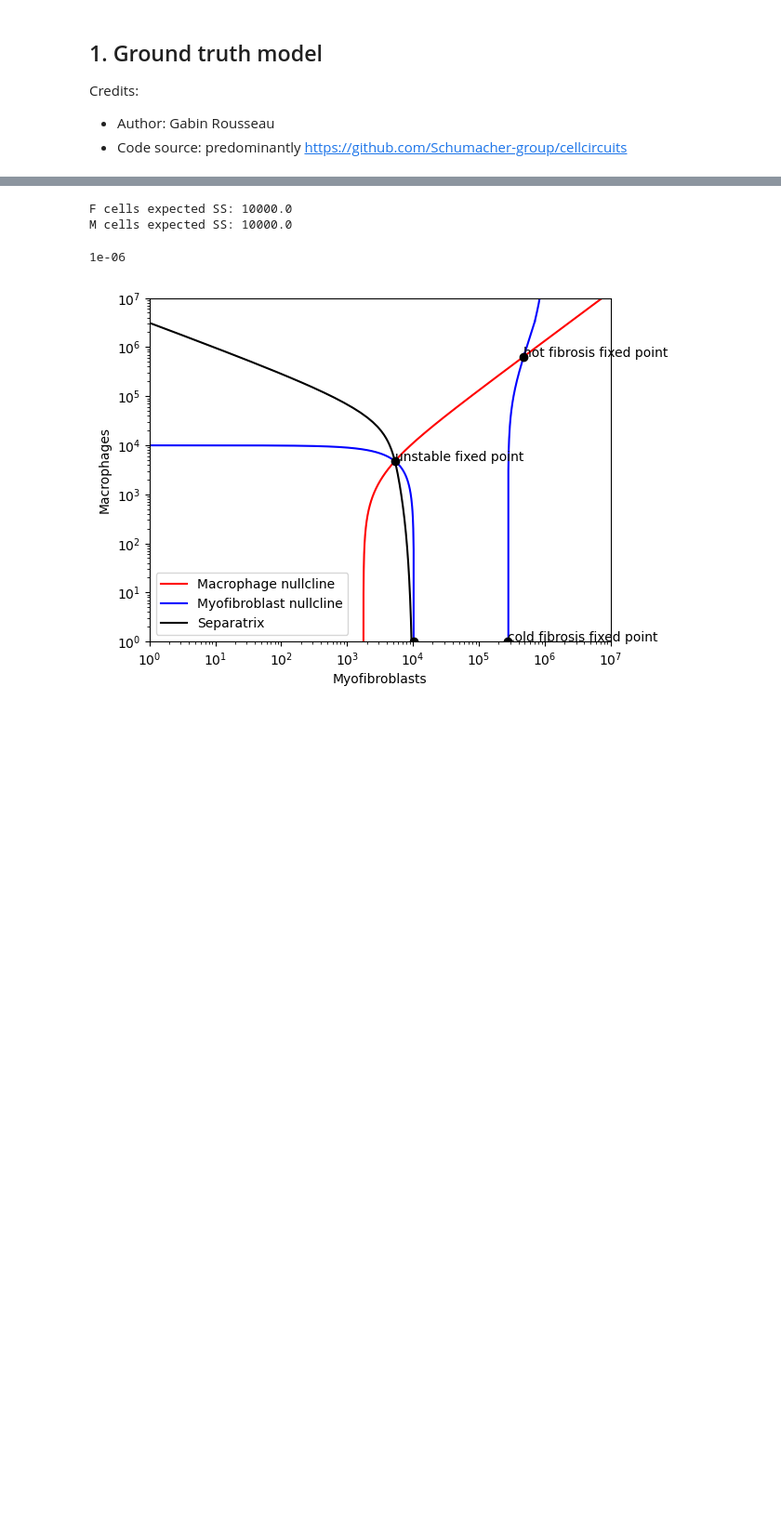
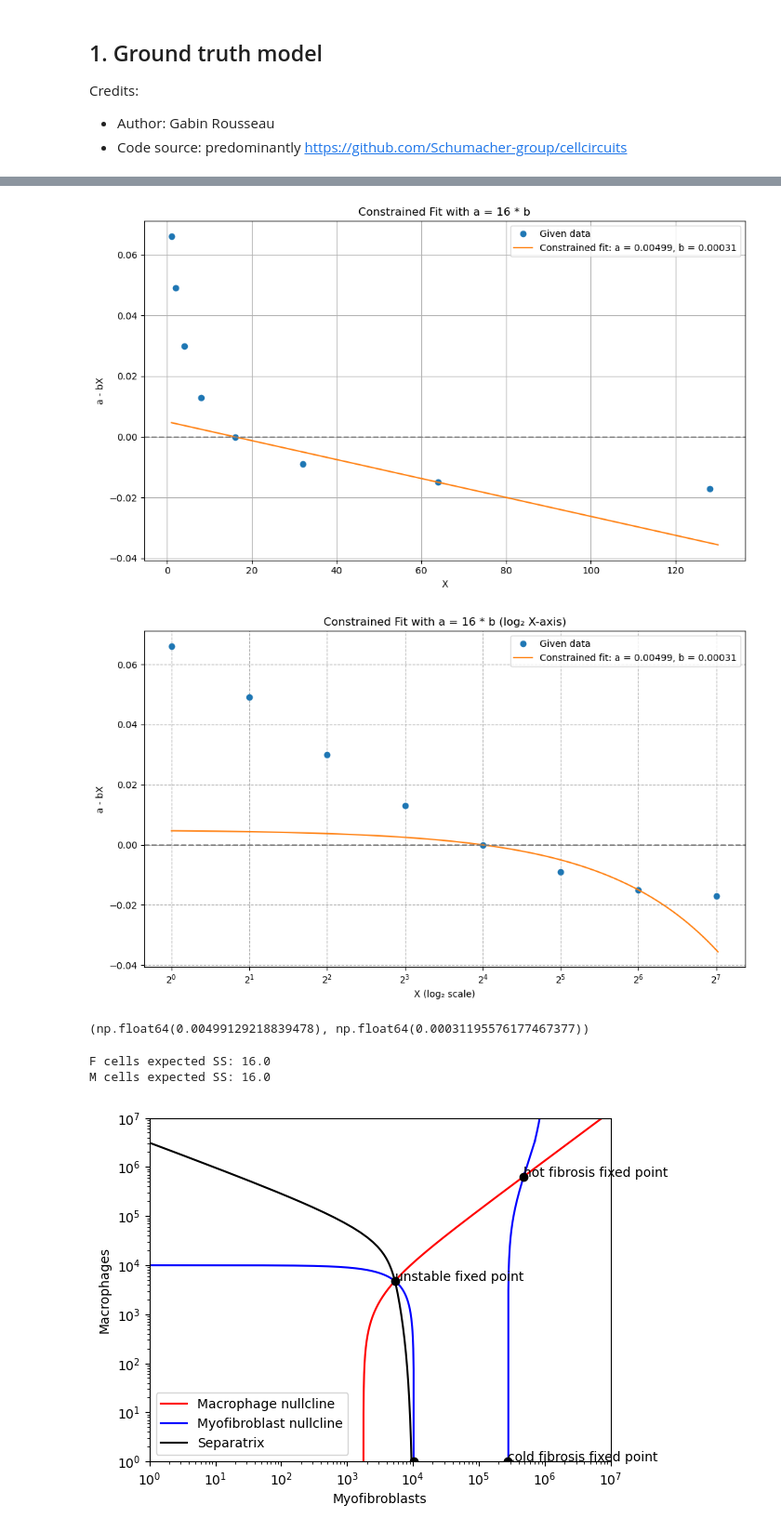
Before and after one commit to B179675-2024/OSDR_TNBC, a Jupyter notebook: notebooks/validation_simulations.ipynb, the cells around one changed output, grey strips where cells are left out. Shown at 93% size. Saved outputs shown, nothing was run; the diff lists cells and outputs as text; code cells hidden in the pictures; blank space fills up the shorter version.

```diff
--- a/notebooks/validation_simulations.ipynb
+++ b/notebooks/validation_simulations.ipynb
@@ -19,3 +56,51 @@ import matplotlib.pyplot as plt
+# %%
+# constrained variant to ensure the steady state at X=16 (where a=16b)
+
+# Redefine the model with the constraint a = 16 * b => a - bX = b(16 - X)
+def constrained_model(X, b):
+    return b * (16 - X)
+
+# Fit the constrained model
+from scipy.optimize import curve_fit
+b_constrained, _ = curve_fit(constrained_model, X_data, inner_data)
+a_constrained = 16 * b_constrained[0]
+
+# Generate smooth curve for plotting
+X_fit_constrained = np.linspace(1, 130, 500)
+inner_fit_constrained = constrained_model(X_fit_constrained, b_constrained[0])
+
+# Plotting
+plt.figure(figsize=(10, 6))
+plt.plot(X_data, inner_data, 'o', label='Given data')
+plt.plot(X_fit_constrained, inner_fit_constrained, '-', label=f'Constrained fit: a = {a_constrained:.5f}, b = {b_constrained[0]:.5f}')
+plt.axhline(0, color='gray', linestyle='--')
+plt.xlabel('X')
+plt.ylabel('a - bX')
+plt.title('Constrained Fit with a = 16 * b')
+plt.grid(True)
+plt.legend()
+plt.tight_layout()
+plt.show()
+
+# Plot the constrained fit over a log2-scaled x-axis
+plt.figure(figsize=(10, 6))
+plt.plot(X_data, inner_data, 'o', label='Given data')
+plt.plot(X_fit_constrained, inner_fit_constrained, '-', label=f'Constrained fit: a = {a_constrained:.5f}, b = {b_constrained[0]:.5f}')
+plt.axhline(0, color='gray', linestyle='--')
+plt.xscale('log', base=2)
+plt.xlabel('X (log₂ scale)')
+plt.ylabel('a - bX')
+plt.title('Constrained Fit with a = 16 * b (log₂ X-axis)')
+plt.grid(True, which='both', linestyle='--')
+plt.legend()
+plt.tight_layout()
+plt.show()
+
+a_constrained, b_constrained[0] #it seems the ODE will struggle to capture the figure S2H results properly, but still, this gives us an initial direction.
+# %% [output]
+[figure, added]
+[figure, added]
+(np.float64(0.00499129218839478), np.float64(0.00031195576177467377))
 # %%
 #Parameters
 #Define Constants
@@ -40,27 +125,23 @@ A_0 = 10**6            #             incoming injury signal in cells/day
 ##### OSDR known model parameters #####
 
 # After the description of the neighbourhood dynamics ODE in Methods, we have
-# dX/dt = X(p^+(X) - p^-(X)), with constant p^+(X) = 0X + a, and p^-(X) = bX + 0.
+# dX/dt = X(p^+(X) - p^-(X)), with constant division rate parameter p^+(X) = 0X + a, and death rate parameter p^-(X) = bX + 0.
 
 # THUS: dX/dt = aX - bX^2, a logistic equation that fits simple autocatalysis models in molecular systems biology
 
-# Steady state: X = 0 (unstable), X = a/b. So, if we want the steady state to be at 10k cells (4 on a log10 scale) of the same type (S2H)
-# ... we want a = 10000*b
+# Steady state: X = 0 (unstable), X = a/b. So, if we want the steady state to be at 16 cells in the neighbourhood (4 on a log2 scale) of the same type (S2H)
+# ... we want a = 16*b
 
-# We expect this equation to have X decrease above its 10000 SS, and increase below.
+# We expect this equation to have X decrease above its 16 SS, and increase below. This value is chosen to best correspond to the neighbourhood dynamics drawn in S2H.
 
-F_a=2*10**-2
-F_b=2*10**-6
-print(f"F cells expected SS: {F_a/F_b}")
+F_a=48*10**-4
+F_b=3*10**-4
+print(f"F cells expected SS: {F_a/F_b}") #check for float-related errors (e.g. slightly incorrect result)
 
-M_a=2*10**-2
-M_b=2*10**-6
+M_a=48*10**-4
+M_b=3*10**-4
 print(f"M cells expected SS: {M_a/M_b}")
 # %% [output]
-F cells expected SS: 10000.0
-M cells expected SS: 10000.0
+F cells expected SS: 16.0
+M cells expected SS: 16.0
-# %%
-1/1000000
-# %% [output]
-1e-06
 # %%
```
Also changed, not shown: parts of 6 cells of this notebook.
